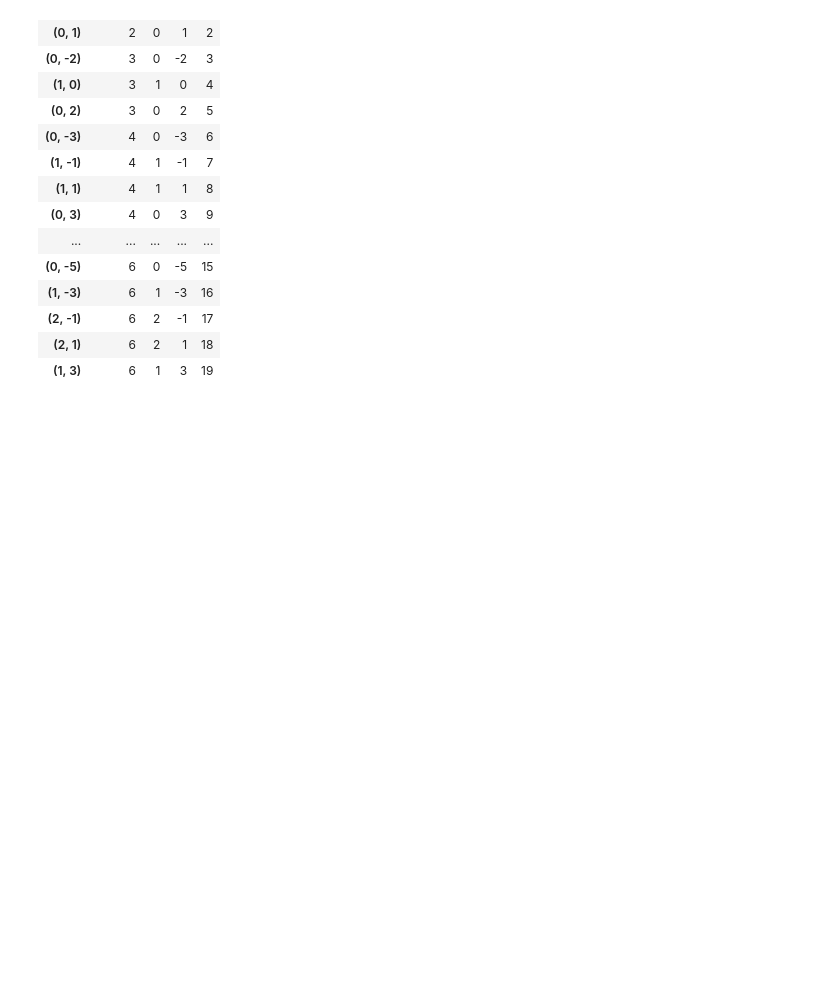
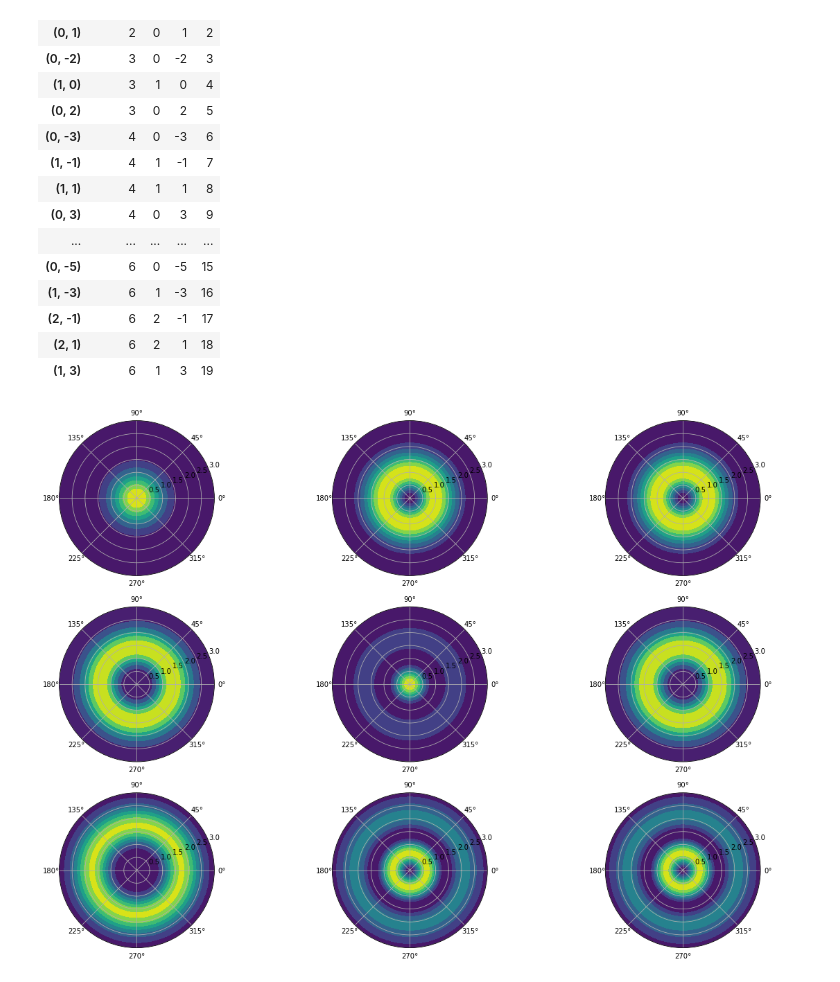
Before and after one commit to Schoyen/coupled-cluster-notes, a Jupyter notebook: notebooks/dwqd.ipynb, the cells around one changed output. Cells and saved outputs as stored; diff of their text form; code cells hidden in the pictures; blank space fills up the shorter version.

```diff
--- a/notebooks/dwqd.ipynb
+++ b/notebooks/dwqd.ipynb
@@ -377,3 +353,29 @@ display(index_table.head(20))
 # %%
 n = index_table.loc[index_table.p == 2].n
 m = index_table.loc[index_table.p == 2].m
+# %%
+def phi_nm_density(r, theta, n, m, omega=1):
+    norm = np.sqrt(scipy.special.factorial(n)/(np.pi*scipy.special.factorial(n + abs(m))))
+    a = np.sqrt(omega)
+    theta_dep = np.exp(1j*m*theta)
+    lag = scipy.special.assoc_laguerre(a**2*r**2, n, abs(m))
+    rad_dep = np.exp(-a**2*r**2/2.0)
+
+    return np.abs(a*theta_dep*norm*(a*r)**(abs(m))*lag*rad_dep)**2
+# %%
+theta = np.linspace(0, 2*np.pi, 101)
+radius = np.linspace(0, 3, 101)
+
+for p in range(9):
+    n = int(index_table.loc[index_table.p == p].n)
+    m = int(index_table.loc[index_table.p == p].m)
+    R, T = np.meshgrid(radius, theta)
+    phi = phi_nm_density(R, T, n, m)
+
+
+    plt.subplot(3, 3, p+1, polar=True)
+    plt.contourf(T, R, phi)
+
+plt.show()
+# %% [output]
+[figure, added]
```
Also changed, not shown: parts of 10 cells of this notebook.
